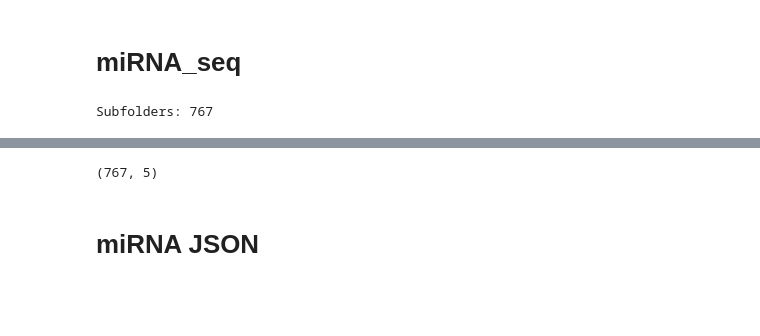
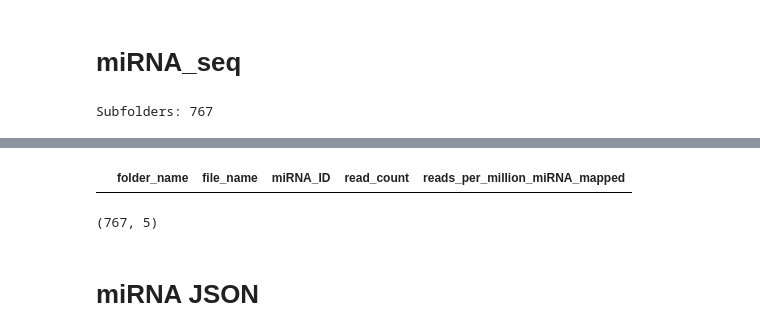
Before and after one commit to giorgiaBertacchini/miRNA_survival_analysis, a Jupyter notebook: notebooks/data_processing/data_processing.ipynb, the cells around one changed output, grey strips where cells are left out. Saved outputs shown, nothing was run; the diff lists cells and outputs as text; code cells hidden in the pictures; blank space fills up the shorter version.

```diff
--- a/notebooks/data_processing.ipynb
+++ b/notebooks/data_processing/data_processing.ipynb
@@ -2,7 +2,17 @@
 import pandas as pd
 import os
 
-CLINICAL_PATH = "../datasets/clinical_data"
+CLINICAL_PATH = "../../datasets/clinical_data"
+CLINICAL_JSON_PATH = '../../datasets/clinical_data(json&manifest)/files.2024-12-12.json'
+miRNA_PATH = '../../datasets/miRNA_seq'
+miRNA_JSON_PATH = '../datasets/miRNA(json&manifest)/files.2024-12-12.json'
+
+mRNA_PATH = '../../datasets/RNAseq'
+mRNA_JSON_PATH = '../datasets/RNAseq(json&manifest)/files.2025-10-21.json'
+
+FINAL_PATH = '../../datasets/preprocessed/clinical_miRNA(RC_RPM).csv'
+FINAL_mRNA_PATH = '../../datasets/preprocessed/clinical_mRNA.csv'
+FINAL_mRNA_protein_coding_PATH = '../../datasets/preprocessed/clinical_mRNA(protein_coding).csv'
 # %% [markdown]
 # Create clinical_df DataFrame with age_at_initial_pathologic_diagnosis from XML files:
 # %% [markdown]
@@ -322,11 +334,11 @@ def miRNA_process():
     # Initialize an empty DataFrame to store the results
     miRNA_df1 = pd.DataFrame(columns=["folder_name", "file_name", "miRNA_ID", "read_count", "reads_per_million_miRNA_mapped"])
     #miRNA_df1 = pd.DataFrame(columns=["folder_name", "file_name", "read_count"])
-    for subfolder in os.listdir("../datasets/miRNA_seq"):
+    for subfolder in os.listdir(miRNA_PATH):
         count_subfolders += 1
-        for file in os.listdir(f"../datasets/miRNA_seq/{subfolder}"):
+        for file in os.listdir(f"{miRNA_PATH}/{subfolder}"):
             if file.endswith(".txt") and file != "annotations.xml":
-                selected_data = import_txt(f"../datasets/miRNA_seq/{subfolder}/{file}")
+                selected_data = import_txt(f"{miRNA_PATH}/{subfolder}/{file}")
 
                 if selected_data is not None:
                     selected_data.insert(0, "file_name", file)
@@ -349,6 +361,10 @@ miRNA_seq_df.head()
 | 2 | 01626fb9-a7f7-4324-97f2-ef2fee03f3c7 | e7b7bf36-aa58-4dc0-8548-a28c11d50... | hsa-let-7a-3 | 7475 | 5890.158589 |
 | 3 | 01626fb9-a7f7-4324-97f2-ef2fee03f3c7 | e7b7bf36-aa58-4dc0-8548-a28c11d50... | hsa-let-7b | 18096 | 14259.305663 |
 | 4 | 01626fb9-a7f7-4324-97f2-ef2fee03f3c7 | e7b7bf36-aa58-4dc0-8548-a28c11d50... | hsa-let-7c | 1947 | 1534.199167 |
+# %%
+miRNA_seq_df[miRNA_seq_df['reads_per_million_miRNA_mapped'] < 0]
+# %% [output]
+|  | folder_name | file_name | miRNA_ID | read_count | reads_per_million_miRNA_mapped |
 # %%
 simplified_miRNA_df = miRNA_seq_df.groupby(
     ['folder_name', 'file_name']
```
Also changed, not shown: parts of 31 cells of this notebook, 1 other file.
